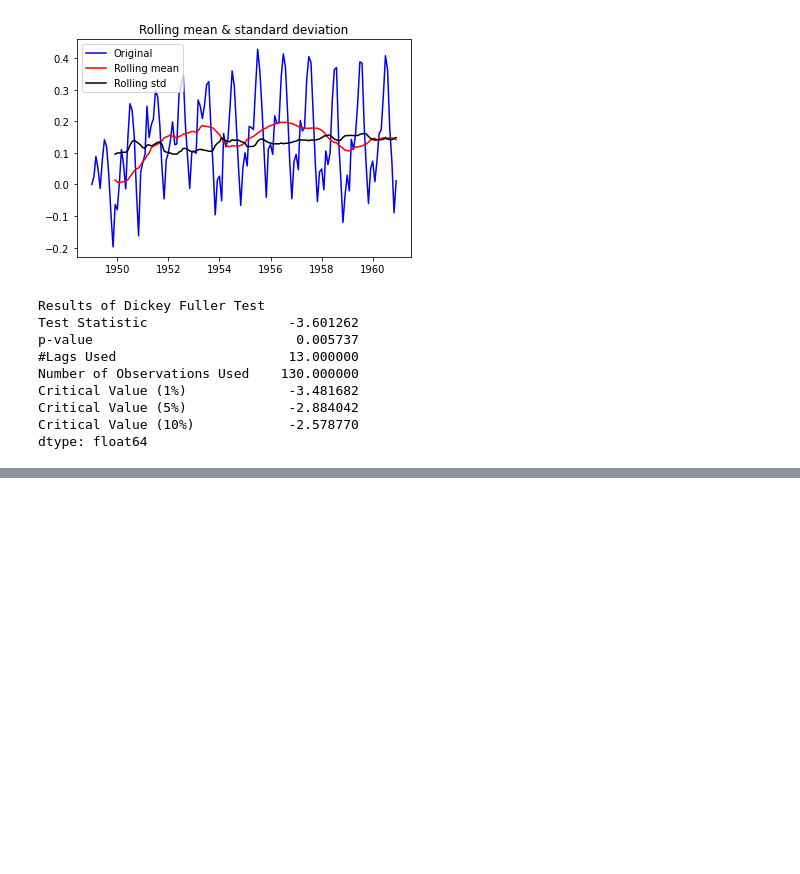
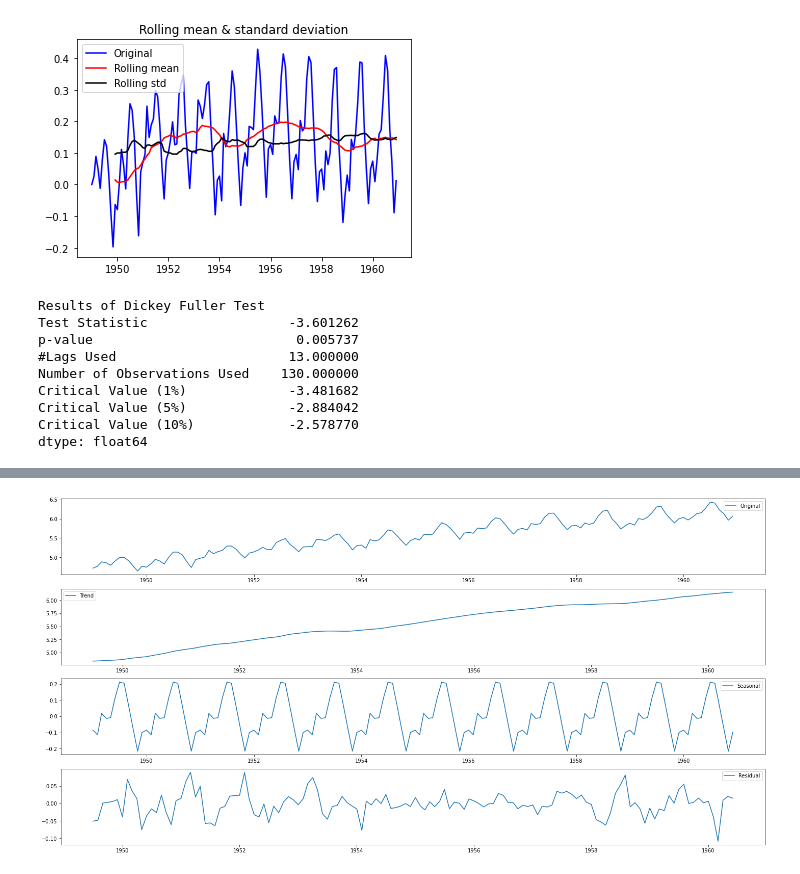
Before and after one commit to guillermofd/time-series, a Jupyter notebook: time series.ipynb, the cells around one changed output, grey strips where cells are left out. Cells and saved outputs as stored; diff of their text form; code cells hidden in the pictures; blank space fills up the shorter version.

Commit message:
Removing trend and seasonality

```diff
--- a/time series.ipynb
+++ b/time series.ipynb
@@ -244,0 +269,31 @@ Now the test statistic is lower than the
+# %%
+#Decomposition
+
+from statsmodels.tsa.seasonal import seasonal_decompose
+
+decomposition = seasonal_decompose(ts_log)
+
+trend = decomposition.trend
+seasonal = decomposition.seasonal
+residual = decomposition.resid
+
+plt.figure(figsize=(20,10))
+plt.subplot(411)
+plt.plot(ts_log, label='Original')
+plt.legend(loc='best')
+
+plt.subplot(412)
+plt.plot(trend, label='Trend')
+plt.legend(loc='best')
+
+plt.subplot(413)
+plt.plot(seasonal, label='Seasonal')
+plt.legend(loc='best')
+
+plt.subplot(414)
+plt.plot(residual, label='Residual')
+plt.legend(loc='best')
+
+plt.tight_layout()
+# %% [output]
+[figure, added]
```
Also changed, not shown: parts of 5 cells of this notebook.
